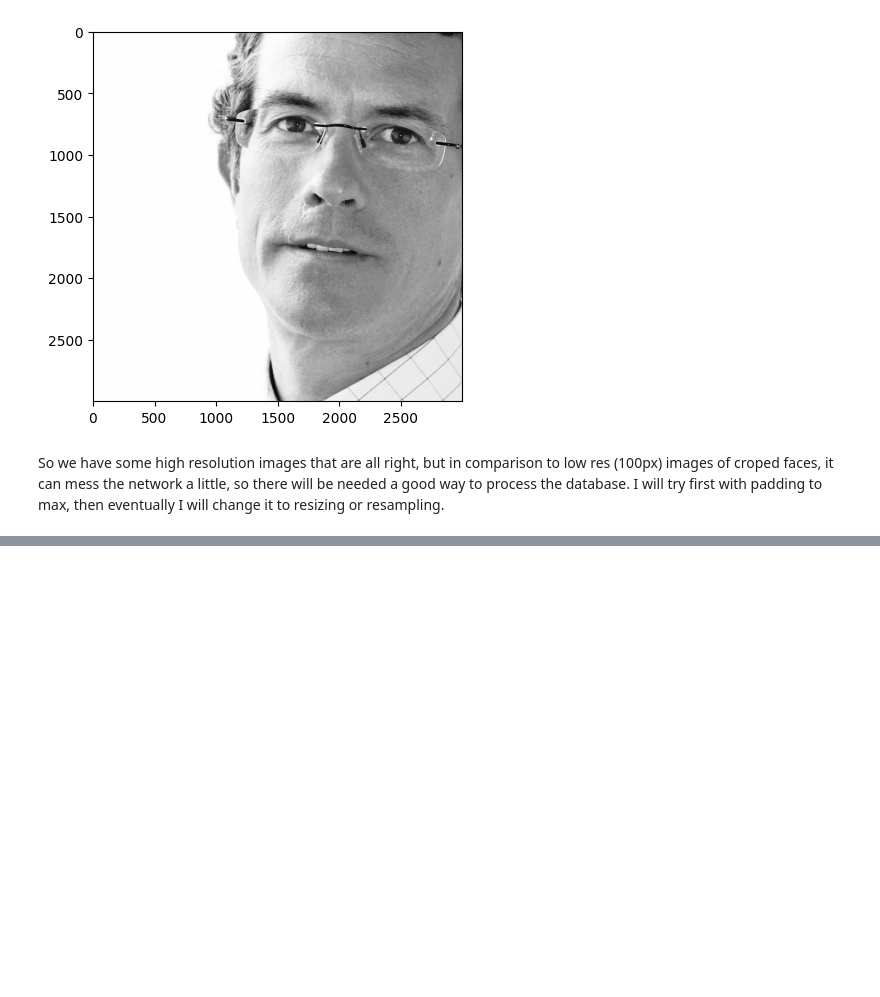
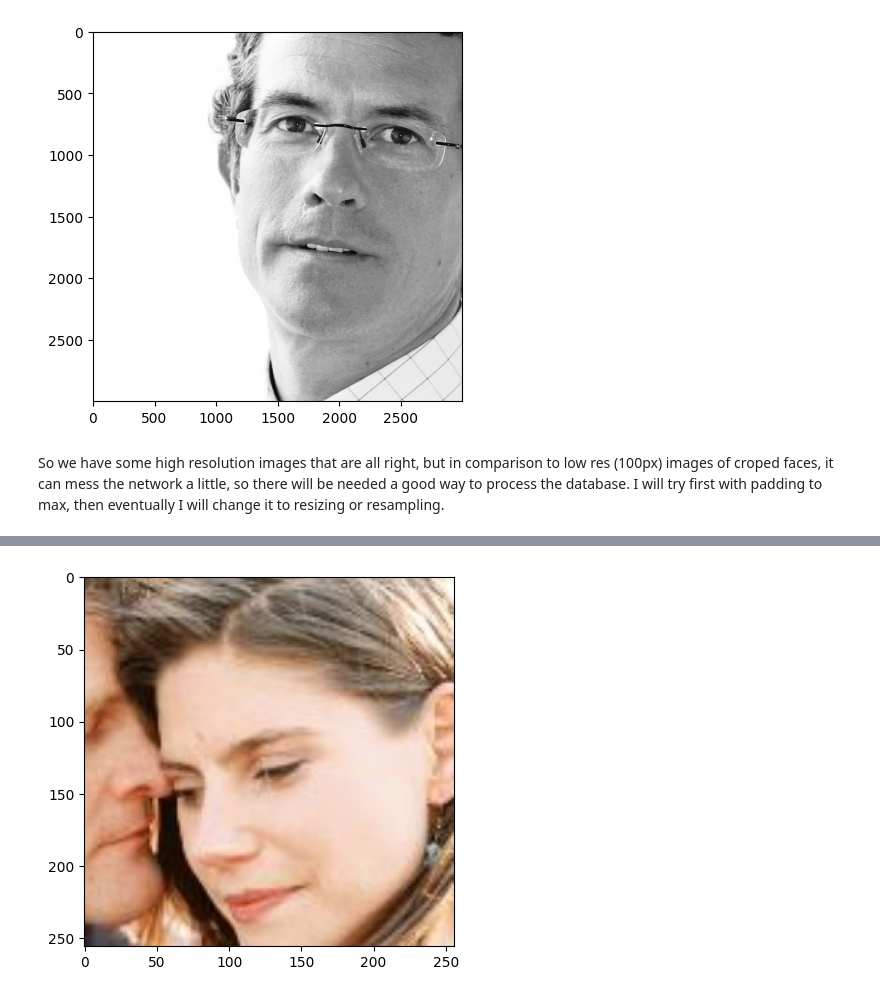
Before and after one commit to JacobeCode/Face_Detection_PyTorch, a Jupyter notebook: data_analysis/detect_analysis.ipynb, the cells around one changed output, grey strips where cells are left out. Saved outputs shown, nothing was run; the diff lists cells and outputs as text; code cells hidden in the pictures; blank space fills up the shorter version.

```diff
--- a/data_analysis/detect_analysis.ipynb
+++ b/data_analysis/detect_analysis.ipynb
@@ -216,0 +232,6 @@ So we have some high resolution images that are all right, but in comparison to
+# %%
+resize_imag_small = cv2.resize(np.array(crop_pic), (256, 256), cv2.INTER_CUBIC)
+plt.imshow(resize_imag_small)
+plt.show()
+# %% [output]
+[figure, added]
```
Also changed, not shown: parts of 8 cells of this notebook.
